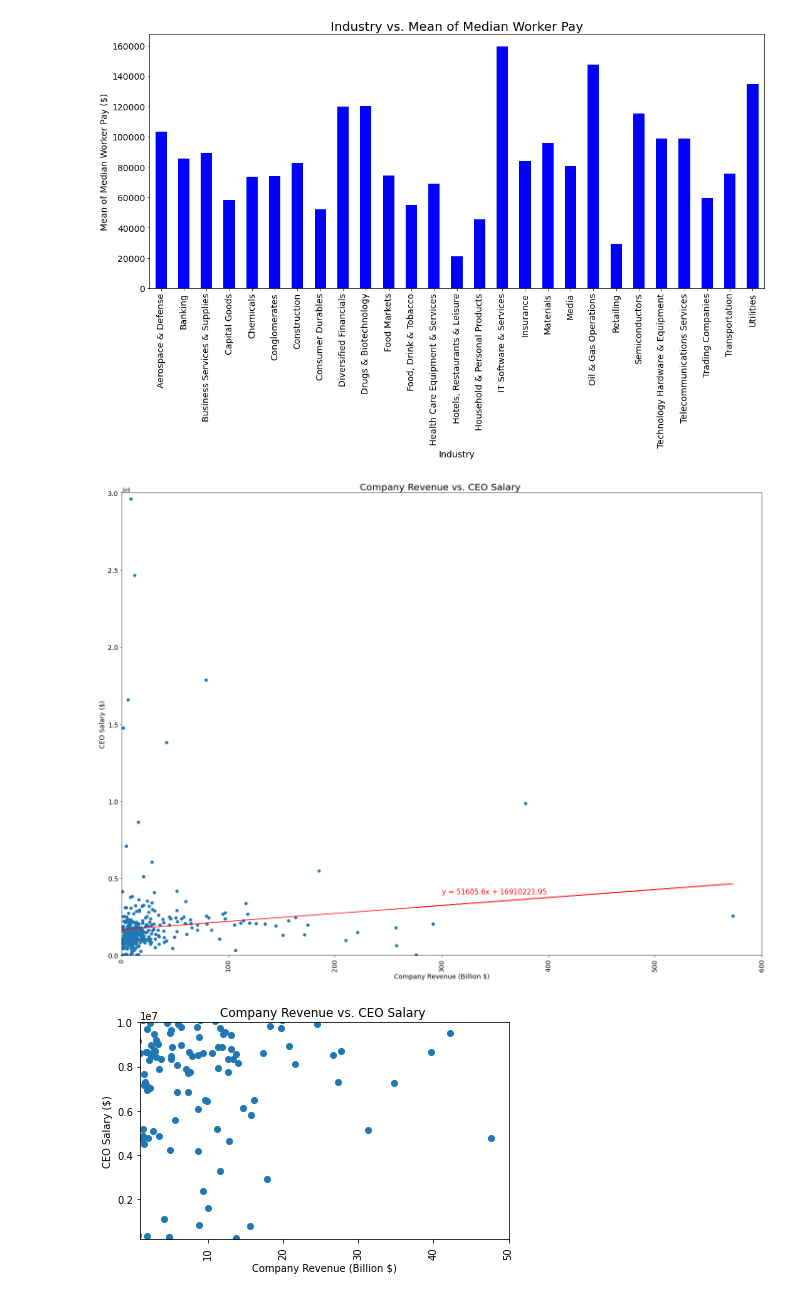
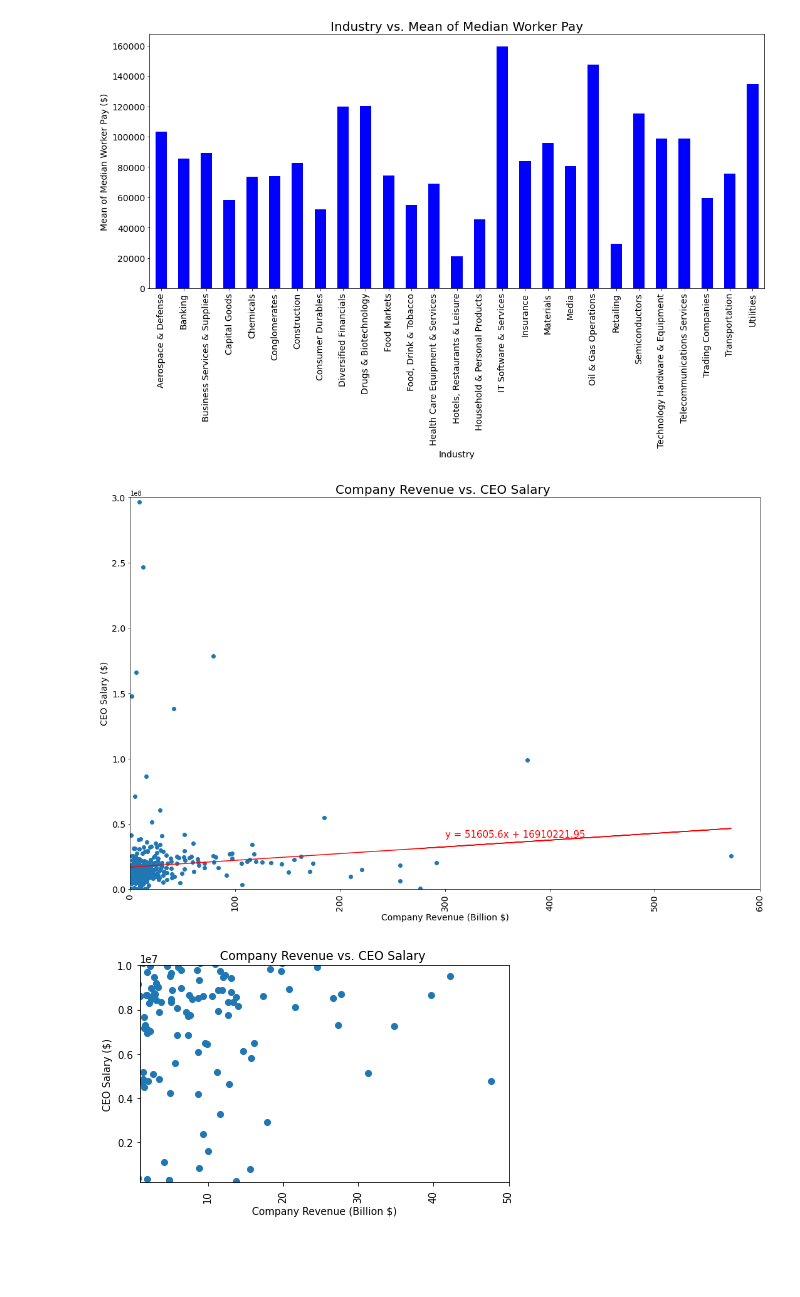
Before and after one commit to allison713/Group6_proj1, a Jupyter notebook: Data/datavisuals.ipynb, the cells around one changed output. Cells and saved outputs as stored; diff of their text form; code cells hidden in the pictures; blank space fills up the shorter version.

Commit message:
Fixing visuals' size

```diff
--- a/Data/datavisuals.ipynb
+++ b/Data/datavisuals.ipynb
@@ -119,30 +119,30 @@ plt.savefig("../Visuals/MedWorker_PerIndustry.png")
 [figure]
 # %%
 #Do CEOs and their workers earn more as their companies earn more?
-plt.figure(figsize=(20,15))
+plt.figure(figsize=(15,10))
 def linreg(xval, yval, title, ylab, textcoord):
     (slope, intercept, r_value, p_value, std_err) = linregress(xval, yval)
     regress_values = xval * slope + intercept
     line_eq = "y = " + str(round(slope,2)) + "x + " + str(round(intercept,2))
     plt.scatter(xval,yval)
     plt.plot(xval,regress_values,"r")
     plt.annotate(line_eq, textcoord, fontsize=15, color="red")
     plt.title(title,fontsize=20)
     plt.ticklabel_format(axis='x',style='plain')
     plt.xlabel("Company Revenue (Billion $)",fontsize = 14)
     plt.xlim([0,600])
     plt.ylim([0,300000000])
     plt.xticks(rotation=90,fontsize = 14)
     plt.yticks(fontsize=14)
     plt.ylabel(ylab,fontsize = 14)
     plt.tight_layout()
 xval = merged_df["Revenue (Billions)"]
 yval = merged_df["CEO Salary"]
 linreg(xval,yval,"Company Revenue vs. CEO Salary ","CEO Salary ($)",(300,40000000))
 # Save the figure
 plt.savefig("../Visuals/RevenuevCEO.png")
 # %% [output]
-[figure, old version]
+[figure, new version]
 # %%
 #Do CEOs and their workers earn more as their companies earn more?
 #Zoomed in plot
```
Also changed, not shown: 1 other file.
